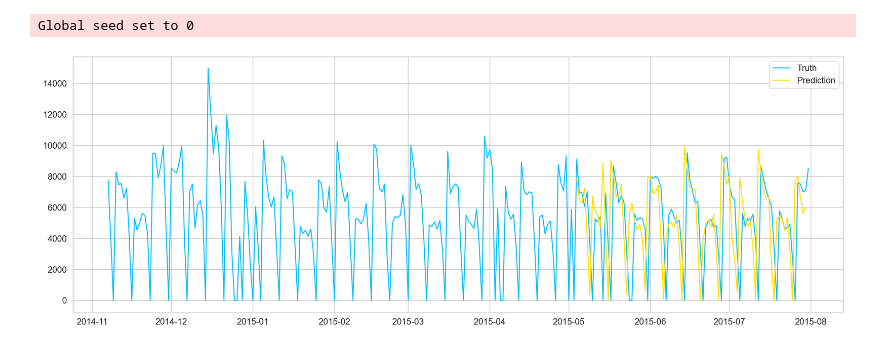
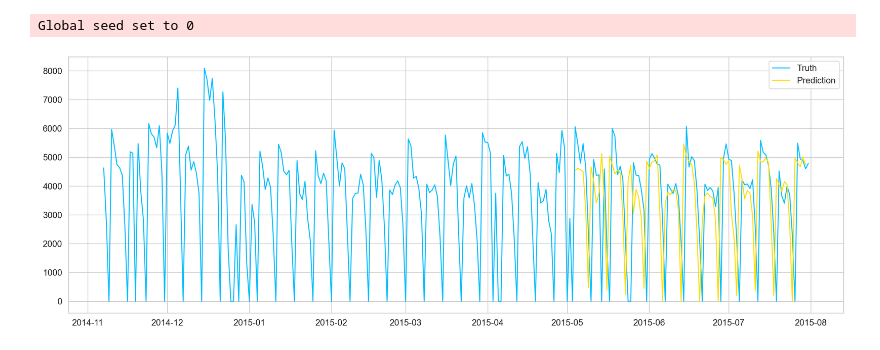
Before and after one commit to kimbabig/AI-Feature_Extraction, a Jupyter notebook: Rossmann/Single Run.ipynb, the cells around one changed output. Cells and saved outputs as stored; diff of their text form; code cells hidden in the pictures.

```diff
--- a/Rossmann/Single Run.ipynb
+++ b/Rossmann/Single Run.ipynb
@@ -429,9 +429,8 @@ class SalesPredictor(pl.LightningModule):
         return optim.AdamW(self.parameters(), lr = LEARNING)
 # %%
 Rossmann_df = pd.read_csv('Rossmann_treated.csv')
-Rossmann_df = Rossmann_df [ Rossmann_df ['Store'] == 133]
+Rossmann_df = Rossmann_df [ Rossmann_df ['Store'] == 266]
 Rossmann_df.drop(columns = 'Customers', inplace = True)
-
 #makes SHAP calculations for all stores inside the rossmann_treated dataset if removed the [:1]
 
 #to omit outputs
@@ -515,34 +514,34 @@ descaler.min_, descaler.scale_ = scaler.min_[0], scaler.scale_[0]
 
 predictions_descaled = descale(descaler,predictions)
 labels_descaled = descale(descaler,labels)
 
 test_data = df[train_size+1:]
 test_sequences_data = test_data.iloc[SEQUENCE_LENGTH:]
 
 dates = matplotlib.dates.date2num(Rossmann_df.iloc[-len(predictions_descaled):].Date.tolist())
 full_dates = matplotlib.dates.date2num(Rossmann_df.Date.tolist())
 
 predictions_descaled = np.where(predictions_descaled<0, 0, predictions_descaled)
 
 
 dic = {}
 dic[f'store_truth'] = Rossmann_df[TGT]
 dic[f'store_truth_dates'] = full_dates
 truth_df = pd.DataFrame.from_dict(dic)
 
 dic= {}
 dic[f'store_pred'] = predictions_descaled
 dic[f'store_pred_dates'] = dates
 prediction_df = pd.DataFrame.from_dict(dic)
 prediction_df['store_pred'] =prediction_df['store_pred'].shift(-1)
 
 plt.figure(figsize=(21, 7))
 plt.plot_date(truth_df.iloc[-3*len(prediction_df):,1],truth_df.iloc[-3*len(prediction_df):,0],'-', label='Truth')
 plt.plot_date(prediction_df.iloc[:,1],prediction_df.iloc[:,0],'-',label ='Prediction')
 plt.legend()
 plt.show();
 # %% [output]
-[figure, old version]
+[figure, new version]
 # %%
 
 if Correlation == True:
```
Also changed, not shown: parts of 7 cells of this notebook.
